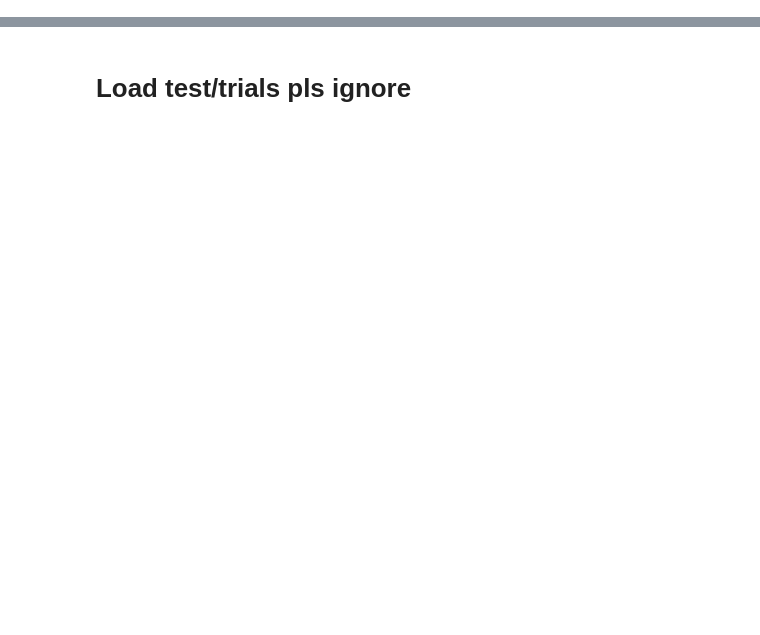
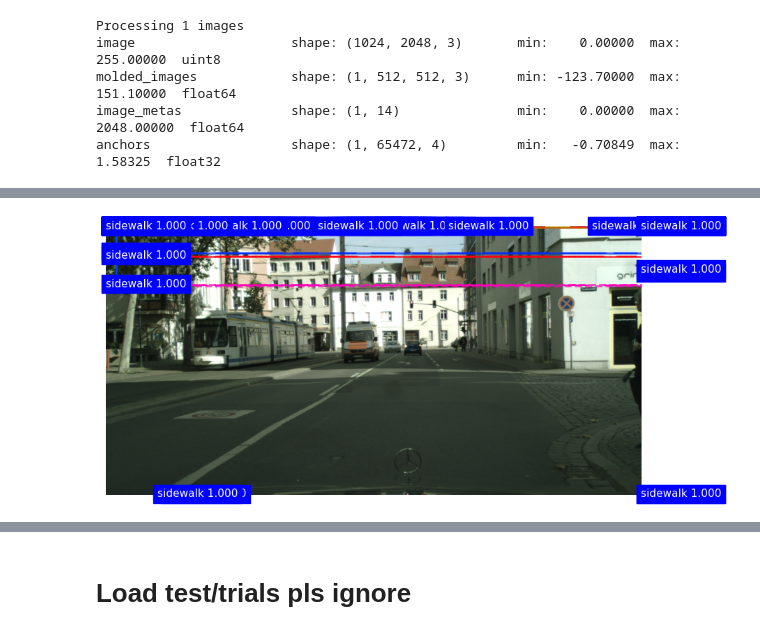
Before and after one commit to DataScienceAndEngineering/deep-learning-final-project-project-sidewalk, a Jupyter notebook: notebooks/explorations/maskrcnn_demo.ipynb, the cells around one changed output, grey strips where cells are left out. Drawn from its saved outputs; the diff is of its cells as text; code cells hidden in the pictures; blank space fills up the shorter version.

```diff
--- a/notebooks/explorations/maskrcnn_demo.ipynb
+++ b/notebooks/explorations/maskrcnn_demo.ipynb
@@ -216,0 +261,5 @@ TypeError: Could not build a TypeSpec for <KerasTensor: shape=(None, None, 4) dt
+# %%
+model.train(dataset, val_set,
+            learning_rate=config.LEARNING_RATE,
+            epochs=1,
+            layers='heads')
@@ -216,0 +335,17 @@ TypeError: Could not build a TypeSpec for <KerasTensor: shape=(None, None, 4) dt
+# %%
+model_path = os.path.join(ROOT_DIR,'models/maskrcnn/mask_rcnn_coco.h5')
+
+class InferenceConfig(CustomConfig):
+  GPU_COUNT =1
+  IMAGES_PER_GPU = 1
+  DETECTION_MIN_CONFIDENCE = .5
+
+inference_config = InferenceConfig()
+temp_log = os.path.join(ROOT_DIR,'data/external')
+
+tf.keras.backend.clear_session()
+model = modellib.MaskRCNN(mode = 'inference',
+                          config = inference_config,
+                          model_dir=temp_log)
+model.load_weights(model_path, by_name=True,
+                   exclude=['mrcnn_class_logits','mrcnn_bbox_fc','mrcnn_bbox','mrcnn_mask'])
@@ -216,0 +361,22 @@ TypeError: Could not build a TypeSpec for <KerasTensor: shape=(None, None, 4) dt
+# %%
+model.train(dataset_train, dataset_val,
+            learning_rate=config.LEARNING_RATE,
+            epochs=1,
+            layers='heads')
+# %%
+results = model.detect([dataset.load_image('jena_000048_000019')],verbose=1)
+
+# display preferences
+def get_ax(rows=1, cols=1, size=10):
+  _,ax = plt.subplots(rows,cols,figsize=(size*cols,size*rows))
+  return ax
+
+r = results[0]
+visualize.display_instances(dataset.load_image('jena_000048_000019'), r['rois'], r['masks'], r['class_ids'],
+                            ['BG','sidewalk'], r['scores'], ax=get_ax(), )
+# %% [output]
+Processing 1 images
+image                    shape: (1024, 2048, 3)       min:    0.00000  max:  255.00000  uint8
+molded_images            shape: (1, 512, 512, 3)      min: -123.70000  max:  151.10000  float64
+image_metas              shape: (1, 14)               min:    0.00000  max: 2048.00000  float64
+anchors                  shape: (1, 65472, 4)         min:   -0.70849  max:    1.58325  float32
@@ -216,0 +392 @@ TypeError: Could not build a TypeSpec for <KerasTensor: shape=(None, None, 4) dt
+[figure, added]
```
Also changed, not shown: parts of 46 cells of this notebook.
